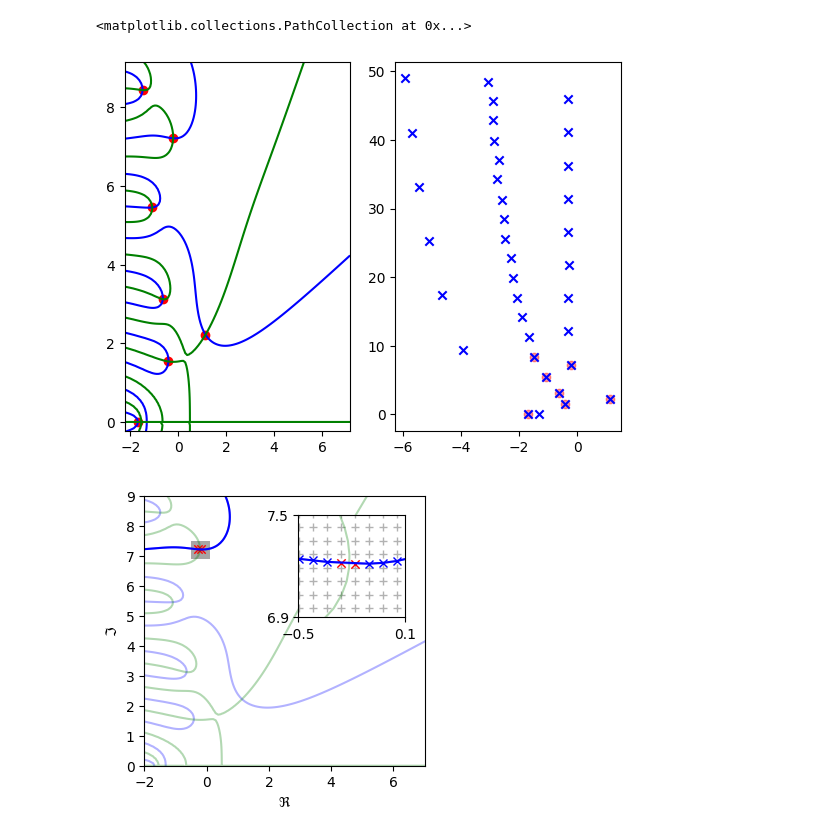
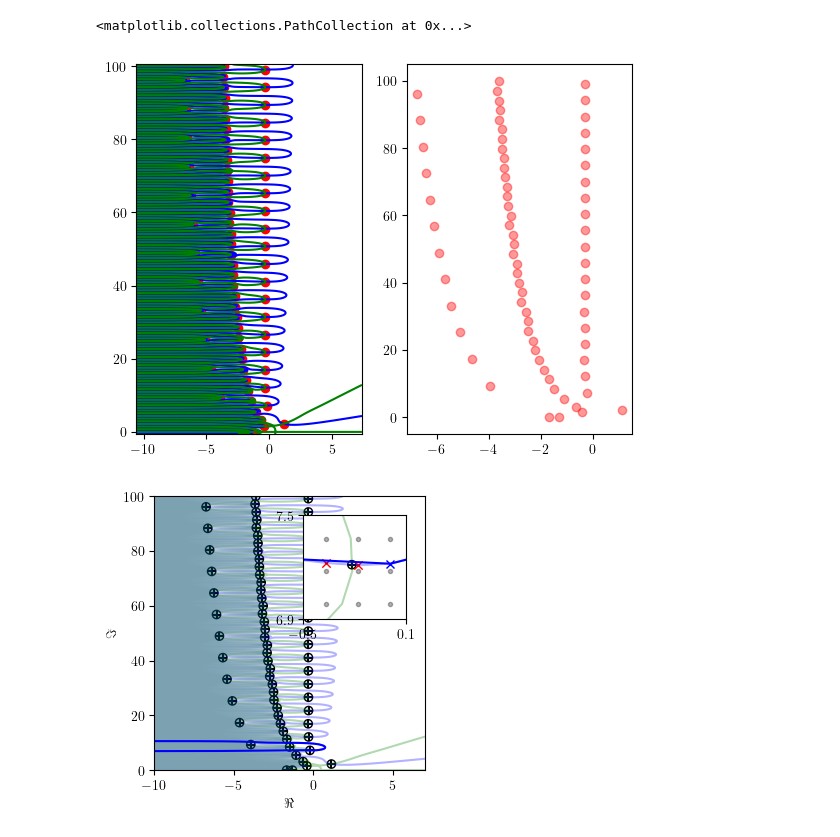
Before and after one commit to LockeErasmus/qpmr, a Jupyter notebook: examples/workshop.ipynb, the cells around one changed output. Saved outputs shown, nothing was run; the diff lists cells and outputs as text; code cells hidden in the pictures.

```diff
--- a/examples/workshop.ipynb
+++ b/examples/workshop.ipynb
@@ -20,6 +20,7 @@ if __name__ == "__main__":
     logging.basicConfig(level=logging.DEBUG)
 
     region = [-2, 7, 0, 9]
+    region = [-10, 7, 0, 100]
     delays = np.array([0.0, 1.3, 3.5, 4.3])
     coefs = np.array([[20.1, 0, 0.2, 1.5],
                       [0, -2.1, 0, 1],
@@ -63,5 +64,5 @@ if __name__ == "__main__":
                             -3.0587 +48.4707j,
                             -5.9046 +48.9392j,])
 
-    roots, meta = qpmr(region, coefs, delays, ds=0.079)
+    roots, meta = qpmr(region, coefs, delays)
 # %% [output]
@@ -86,10 +94,10 @@ plt.scatter(np.real(roots), np.imag(roots), marker="o", color="r")
 
 plt.subplot(122)
 plt.scatter(np.real(roots), np.imag(roots), marker="o", color="r", alpha=0.4)
-plt.scatter(np.real(matlab_roots), np.imag(matlab_roots), marker="x", color="b")
+#plt.scatter(np.real(matlab_roots), np.imag(matlab_roots), marker="x", color="b")
 # %% [output]
 <matplotlib.collections.PathCollection at 0x...>
-[figure, old version]
+[figure, new version]
 # %%
 from matplotlib import rc
 rc('font', **{'family': 'serif', 'serif': ['Computer Modern']})
@@ -108,35 +116,39 @@ x, y = -0.5, 6.9
 dx, dy = 0.6, 0.6
 
 fig, ax = plt.subplots(1,1, figsize=(251/72, 251/72))
 
 ax.add_patch(Rectangle((x, y), dx, dy, facecolor="grey", alpha=0.7))
 
 ax.contour(np.real(complex_grid), np.imag(complex_grid), np.real(value), levels=[0], colors='blue', alpha=0.3)
 ax.contour(np.real(complex_grid), np.imag(complex_grid), np.imag(value), levels=[0], colors='green', alpha=0.3)
 ax.plot(contour[:,0], contour[:,1], color="blue")
-ax.scatter(contour[1:,0][s], contour[1:,1][s], marker="x", color="r",linewidths=1)
-ax.scatter(contour[:-1,0][s], contour[:-1,1][s], marker="x", color="r",linewidths=1)
+#ax.scatter(contour[1:,0][s], contour[1:,1][s], marker="x", color="r",linewidths=1)
+#ax.scatter(contour[:-1,0][s], contour[:-1,1][s], marker="x", color="r",linewidths=1)
+ax.scatter(np.real(roots), np.imag(roots), marker="+", color="k")
+ax.scatter(np.real(roots), np.imag(roots), marker="o", edgecolors="k", facecolors='none')
 ax.set_xlabel(f'$\Re$')
 ax.set_ylabel(f'$\Im$')
 ax.set_xlim(region[0], region[1])
 ax.set_ylim(region[2], region[3])
 
 ins_ax = ax.inset_axes([0.55,0.55,0.38,0.38])
 grid_x = np.real(np.ravel(meta.complex_grid))
 grid_y = np.imag(np.ravel(meta.complex_grid))
 
-ins_ax.scatter(grid_x, grid_y, marker="+", color="k", alpha=0.3, linewidths=1)
+ins_ax.scatter(grid_x, grid_y, marker=".", color="k", alpha=0.3, linewidths=1)
 ins_ax.contour(np.real(complex_grid), np.imag(complex_grid), np.real(value), levels=[0], colors='blue', alpha=0.3)
 ins_ax.contour(np.real(complex_grid), np.imag(complex_grid), np.imag(value), levels=[0], colors='green', alpha=0.3)
 ins_ax.plot(contour[1:-1,0][~(s[:-1]|s[1:])], contour[1:-1,1][~(s[:-1]|s[1:])], "-x", color="blue")
+ins_ax.scatter(np.real(roots), np.imag(roots), marker="+", color="k")
+ins_ax.scatter(np.real(roots), np.imag(roots), marker="o", edgecolors="k", facecolors='none')
 ins_ax.scatter(contour[1:,0][s], contour[1:,1][s], marker="x", color="r", linewidths=1)
 ins_ax.scatter(contour[:-1,0][s], contour[:-1,1][s], marker="x", color="r", linewidths=1)
 ins_ax.set_ylim(y, y+dy)
 ins_ax.set_xlim((x, x+dx))
 ins_ax.set_xticks([x, x+dx])
 ins_ax.set_yticks([y, y+dy])
 plt.tight_layout()
 
-#plt.savefig('contour.pdf', format='pdf')
+plt.savefig('contour.pdf', format='pdf')
 # %% [output]
-[figure, old version]
+[figure, new version]
```
Also changed, not shown: parts of 4 cells of this notebook, 4 other files.
